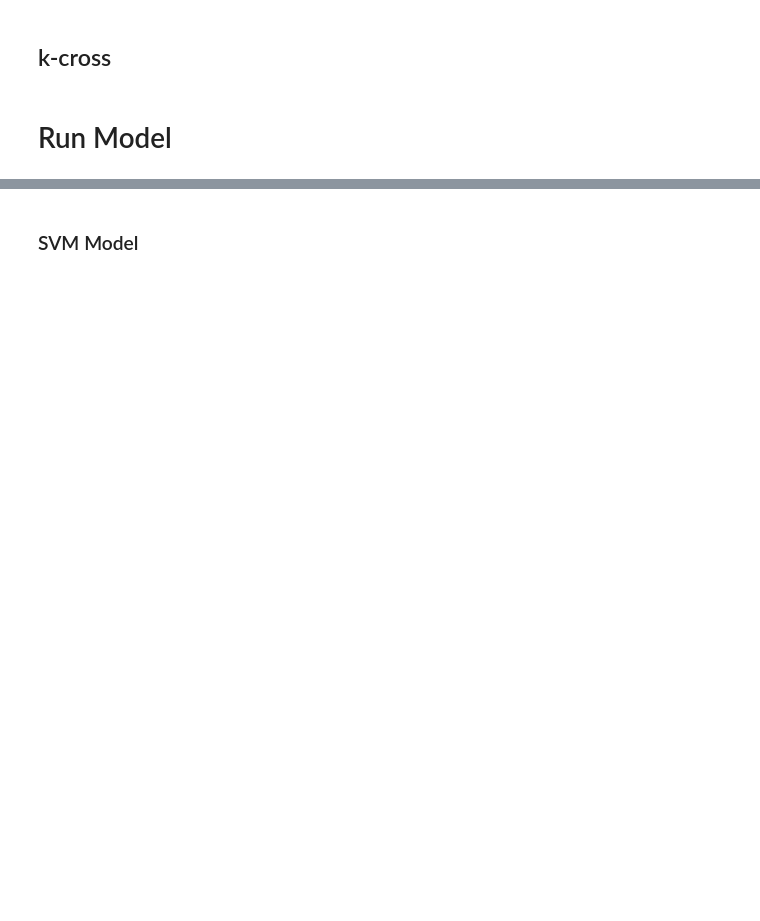
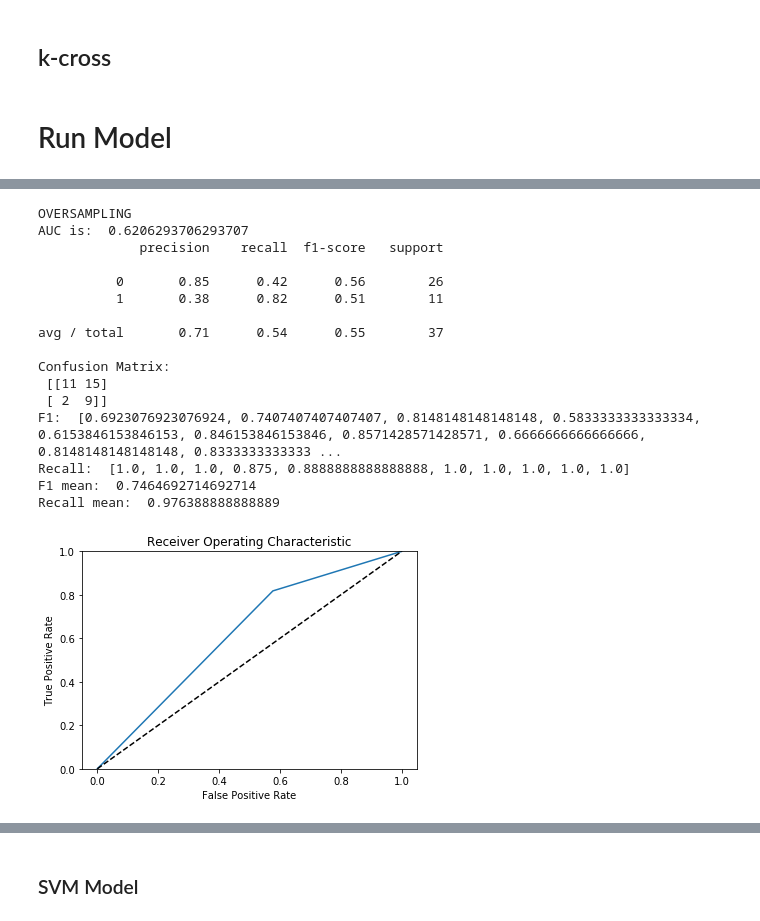
Before and after one commit to derong97/automatic-depression-detector, a Jupyter notebook: models/tfidf.ipynb, the cells around one changed output, grey strips where cells are left out. Saved outputs shown, nothing was run; the diff lists cells and outputs as text; code cells hidden in the pictures; blank space fills up the shorter version.

```diff
--- a/models/tfidf.ipynb
+++ b/models/tfidf.ipynb
@@ -191,0 +386,30 @@ Recall:  [0.0, 0.0, 0.0, 0.0, 0.0, 0.0, 0.0, 0.0, 0.0, 0.0]
+# %%
+print("OVERSAMPLING")
+run_model(clf, xo_train, x_test, yo_train, y_test)
+
+# run_model(clf, x_train, x_test, y_train, y_test)
+f1_scores, recall_scores = k_cross(clf, xo_train, yo_train)
+
+print("F1: ", f1_scores)
+print("Recall: ", recall_scores)
+
+print("F1 mean: ", np.mean(f1_scores))
+print("Recall mean: ", np.mean(recall_scores))
+# %% [output]
+OVERSAMPLING
+AUC is:  0.6206293706293707
+             precision    recall  f1-score   support
+
+          0       0.85      0.42      0.56        26
+          1       0.38      0.82      0.51        11
+
+avg / total       0.71      0.54      0.55        37
+
+Confusion Matrix:
+ [[11 15]
+ [ 2  9]]
+F1:  [0.6923076923076924, 0.7407407407407407, 0.8148148148148148, 0.5833333333333334, 0.6153846153846153, 0.846153846153846, 0.8571428571428571, 0.6666666666666666, 0.8148148148148148, 0.8333333333333 ...
+Recall:  [1.0, 1.0, 1.0, 0.875, 0.8888888888888888, 1.0, 1.0, 1.0, 1.0, 1.0]
+F1 mean:  0.7464692714692714
+Recall mean:  0.976388888888889
+[figure, added]
```
Also changed, not shown: parts of 40 cells of this notebook, 1 other file.
